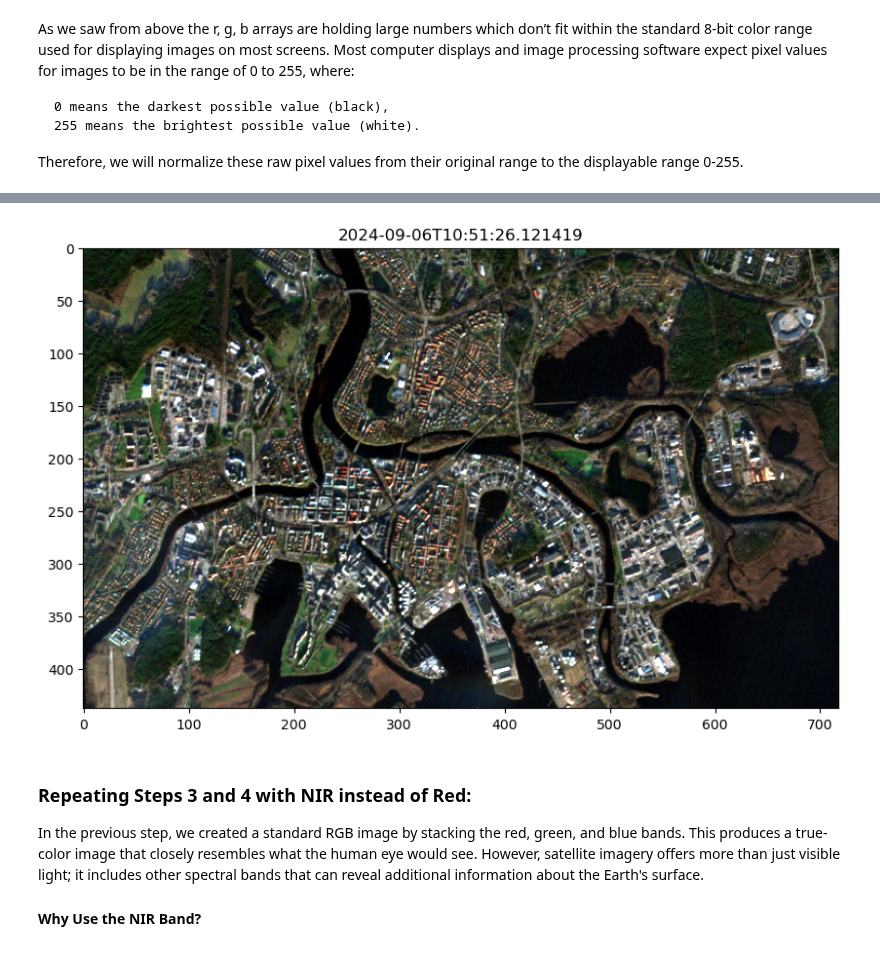
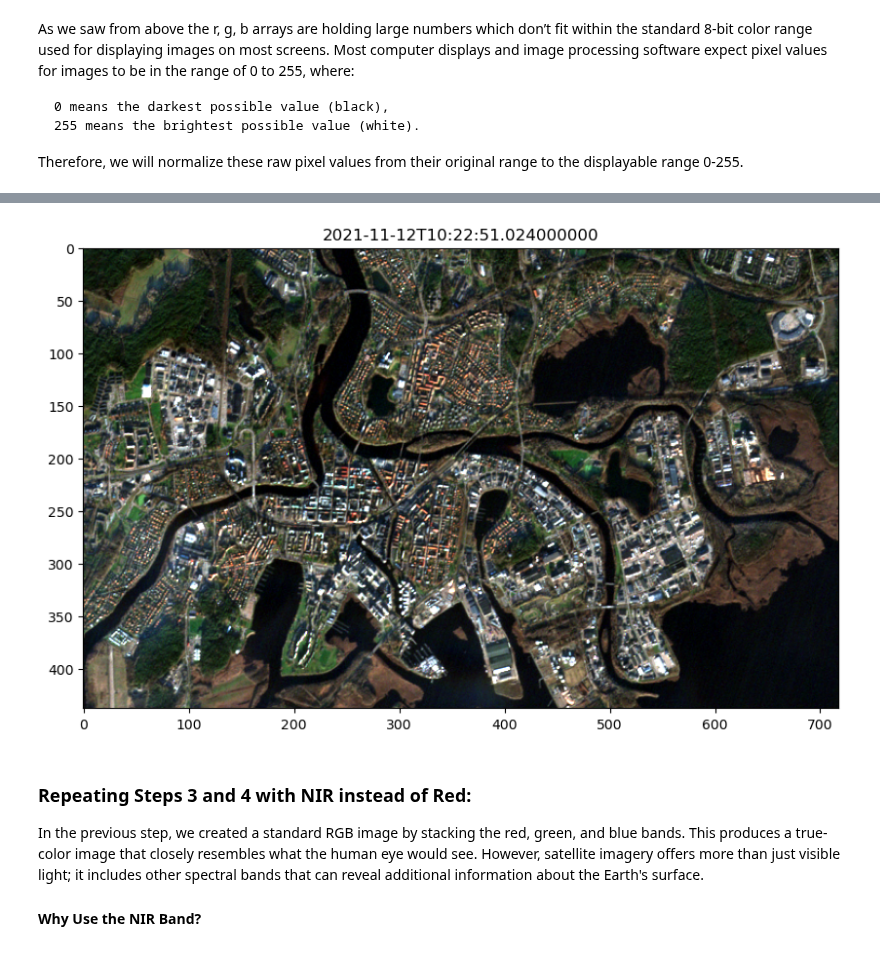
Before and after one commit to DigitalEarthSweden/digital-earth-sweden-community, a Jupyter notebook: tutorials/040_VIZ_010-RGB.ipynb, the cells around one changed output, grey strips where cells are left out. Cells and saved outputs as stored; diff of their text form; code cells hidden in the pictures.

Commit message:
040_VIZ_010-RGB now uses timestamp instead of deprecated datetime_from_dim

```diff
--- a/tutorials/040_VIZ_010-RGB.ipynb
+++ b/tutorials/040_VIZ_010-RGB.ipynb
@@ -176,14 +176,14 @@ print(nir_normalized)
 # %%
 # 3. Stack the bands into an RGB image
 rgb = np.dstack((r_normalized, g_normalized, b_normalized))
 
 # 4. Display the RGB image using matplotlib
 fig, ax = plt.subplots(figsize=(10, 10))
 ax.imshow(rgb)
-ax.set_title(im.tags()["datetime_from_dim"])
+ax.set_title(im.tags()["timestamp"])
 plt.show()
 # %% [output]
-[figure, old version]
+[figure, new version]
 # %% [markdown]
 ### Repeating Steps 3 and 4 with NIR instead of Red:
 
```
Also changed, not shown: parts of 2 cells of this notebook.
